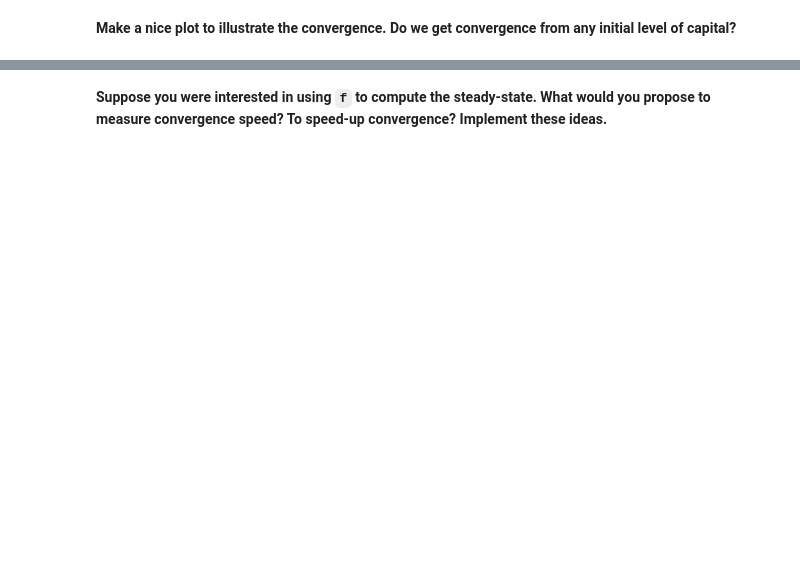
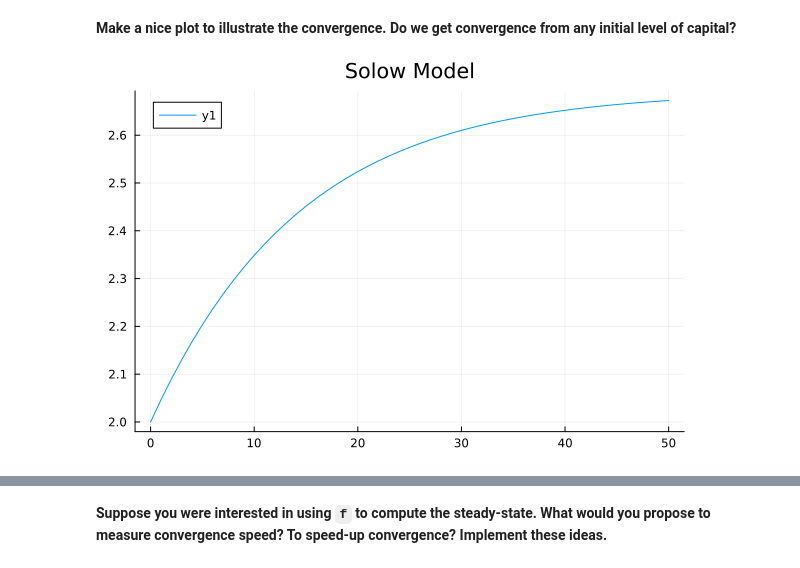
Before and after one commit to albop/mie37, a Jupyter notebook: tutorials/2_solow.ipynb, the cells around one changed output, grey strips where cells are left out. Saved outputs shown, nothing was run; the diff lists cells and outputs as text; code cells hidden in the pictures; blank space fills up the shorter version.

```diff
--- a/tutorials/2_solow.ipynb
+++ b/tutorials/2_solow.ipynb
@@ -36,0 +86,6 @@ __Create a `NamedTuple` to hold parameter values $\beta=0.96$, $\delta=0.1$, $\a
+# %%
+#unpack values with keywords
+α = model.α
+β = model.β
+
+(;α,β) = model
@@ -38,3 +95,18 @@ __Create a `NamedTuple` to hold parameter values $\beta=0.96$, $\delta=0.1$, $\a
 __Write down the formula of function $f$ such that $k_{t+1}$: $k_{t+1} = f(k_t)$.__
 # %% [markdown]
 __Define a function `f(k::Float64, p::NamedTuple)::Float64` to represent $f$ for a given calibration__
+# %%
+# add saving rate
+function f(k,p)
+
+    (;α, β, γ, δ, s) = p
+
+    # production
+
+    y = k^α
+    i = s*y
+
+    K = (1-δ)*k  + i
+
+    return K
+end
@@ -41,2 +120,13 @@ __Define a function `f(k::Float64, p::NamedTuple)::Float64` to represent $f$ for
 # %% [markdown]
 __Write a function `simulate(k0::Float64, T::Int, p::NamedTuple)::Vector{Float64}` to compute the simulation over `T` periods starting from initial capital level `k0`.__
+# %%
+function simulate(k0, T, p)
+
+    res = [k0]
+    for t=1:T
+        k = res[end]
+        K = f(k, p)
+        push!(res, K)
+    end
+    return res
+end
@@ -42,0 +135,3 @@ __Write a function `simulate(k0::Float64, T::Int, p::NamedTuple)::Vector{Float64
+# %%
+T = 50
+res = simulate(2.0, T, model)
@@ -44,0 +163,5 @@ __Make a nice plot to illustrate the convergence. Do we get convergence from any
+# %%
+tvec = 0:T
+plot(tvec, res; title="Solow Model")
+# %% [output]
+[figure, added]
```
Also changed, not shown: parts of 16 cells of this notebook, 38 other files.
